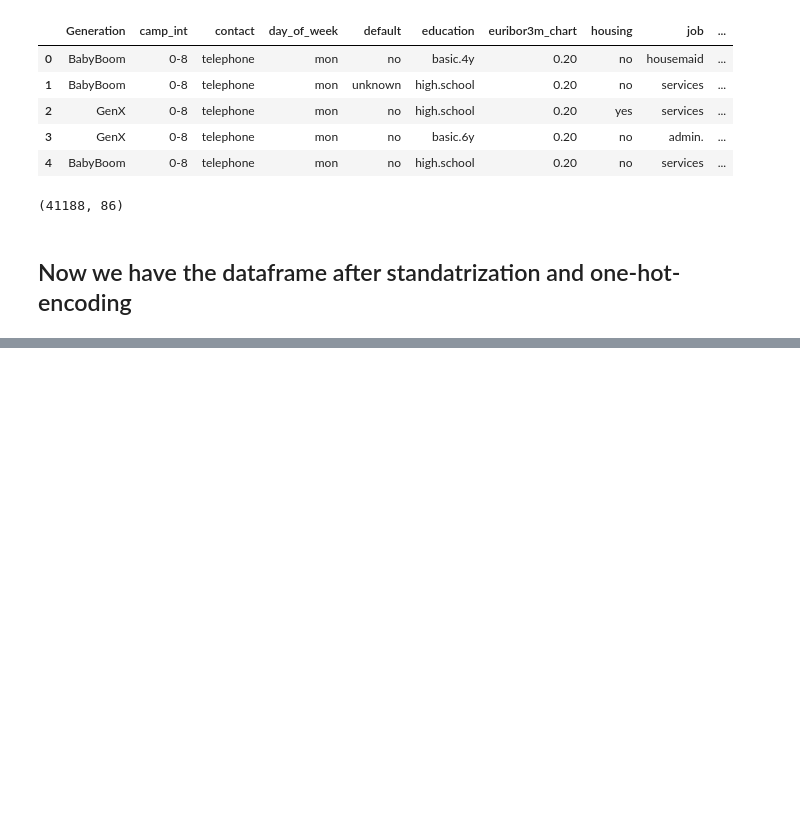
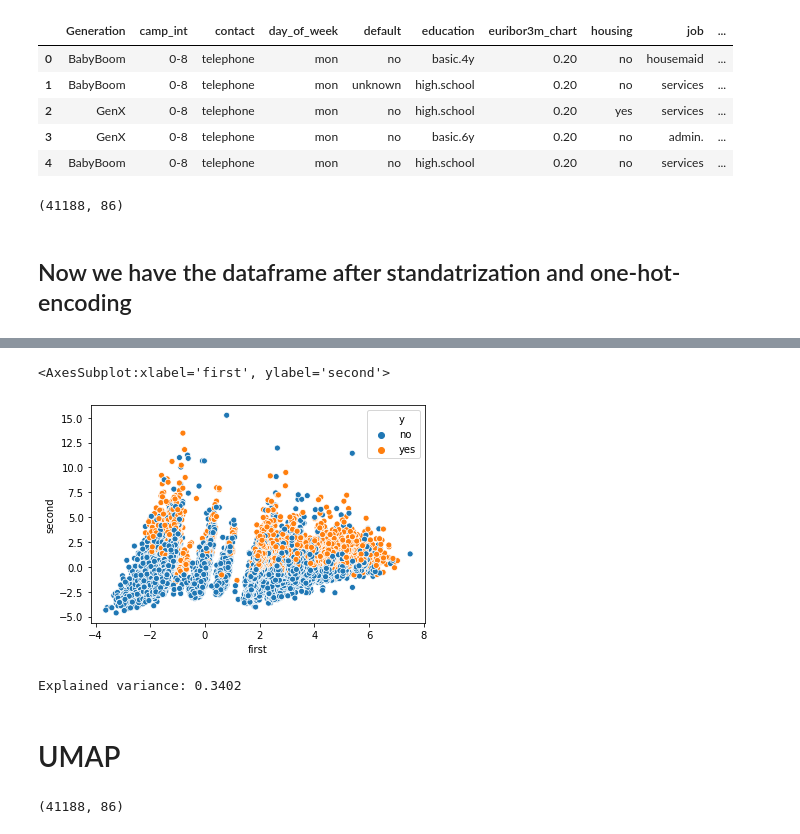
Before and after one commit to egorsemevskiy/EPAM, a Jupyter notebook: statistics/EDA/EDA_HW_EGOR_SEMEVSKIY.ipynb, the cells around one changed output, grey strips where cells are left out. Saved outputs shown, nothing was run; the diff lists cells and outputs as text; code cells hidden in the pictures; blank space fills up the shorter version.

```diff
--- a/statistics/EDA/EDA_HW_EGOR_SEMEVSKIY.ipynb
+++ b/statistics/EDA/EDA_HW_EGOR_SEMEVSKIY.ipynb
@@ -1915,0 +1935,2 @@ x = pd.DataFrame(x_tnse, columns=['1','2'])
+# %%
+df_pca = dp_c.copy()
@@ -1915,0 +1941,17 @@ x = pd.DataFrame(x_tnse, columns=['1','2'])
+# %%
+pca = PCA(n_components=2, svd_solver='full', random_state=1001)
+# %%
+x_pca = pca.fit_transform(df_pca)
+# %%
+x = pd.DataFrame(x_pca, columns=['first','second'])
+# %%
+sns.scatterplot(x=x['first'], y=x['second'], hue= y['y'])
+# %% [output]
+<AxesSubplot:xlabel='first', ylabel='second'>
+[figure, added]
+# %%
+print('Explained variance: %.4f' % pca.explained_variance_ratio_.sum())
+# %% [output]
+Explained variance: 0.3402
+# %% [markdown]
+# UMAP
@@ -1915,0 +1960,4 @@ x = pd.DataFrame(x_tnse, columns=['1','2'])
+# %%
+df_umap.shape
+# %% [output]
+(41188, 86)
```
Also changed, not shown: parts of 34 cells of this notebook, 1 other file.
